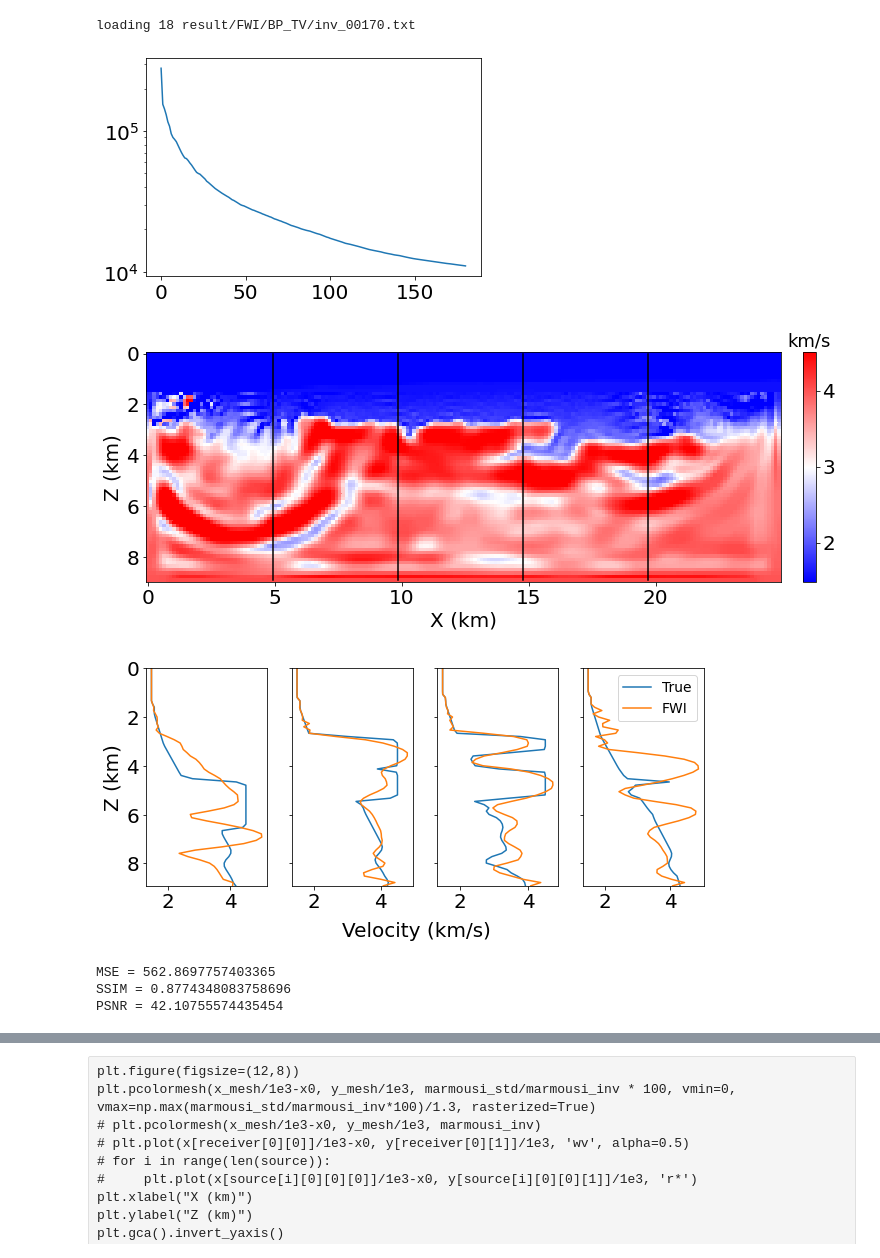
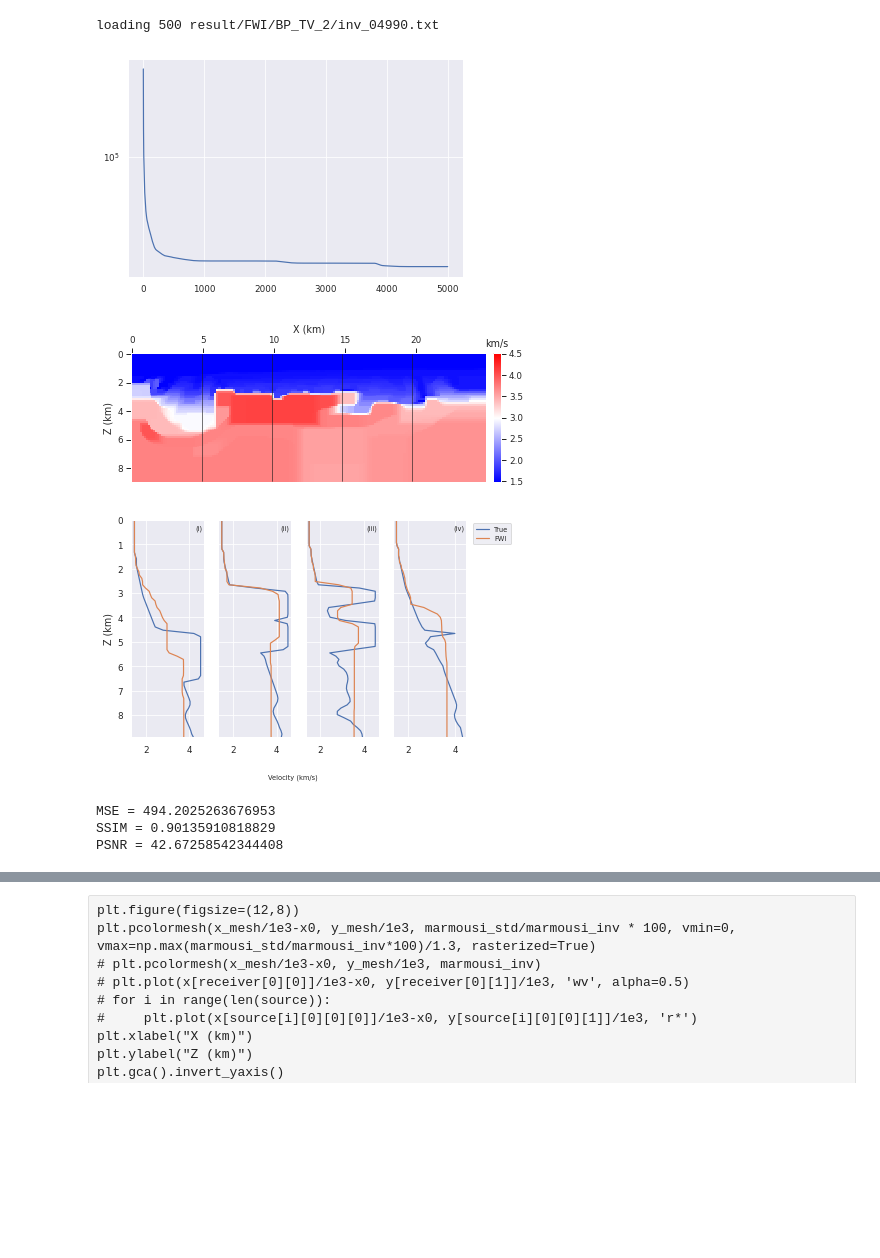
Before and after one commit to kailaix/ADSeismic.jl, a Jupyter notebook: examples/nn_fwi/PaperFigures.ipynb, the cells around one changed output, grey strips where cells are left out. Saved outputs shown, nothing was run; the diff lists cells and outputs as text; code cells hidden in the pictures; blank space fills up the shorter version.

Commit message:
clean up for NNFWI paper

```diff
--- a/examples/nn_fwi/PaperFigures.ipynb
+++ b/examples/nn_fwi/PaperFigures.ipynb
@@ -5,8 +5,11 @@ import matplotlib.pyplot as plt
 import scipy.io as sio
 from pathlib import Path
 from mpl_toolkits.axes_grid1 import make_axes_locatable
+import seaborn as sns
+sns.set_theme()
+sns.set_context("paper")
 # %%
-matplotlib.rcParams.update({'font.size': 20})
+# matplotlib.rcParams.update({'font.size': 20})
 # %%
 model_dir = Path("./models/")
 result_dir = Path("./result/")
@@ -183,7 +220,7 @@ def plot_slice(subdirs, model, names=None,  src=False, vmax=None, vmin=None, cma
 
     plt.show()
 # %%
-def plot_subdir(subdir, model_true, cmap="jet"):
+def plot_subdir(subdir, model_true, cmap="jet", std=False, model_smooth=None, vmax_std=None, vmin_std=None):
     fname = sorted(result_dir.joinpath(subdir).glob("loss*txt"))[-1]
     loss = np.loadtxt(fname, delimiter=",")
     plt.figure()
@@ -193,7 +230,12 @@ def plot_subdir(subdir, model_true, cmap="jet"):
     print(f"loading {len(loss)//10} {fname}")
     inv_result = np.loadtxt(fname)
     plot_result(inv_result, model_true, "_".join(subdir.split("/")), fig_dir, vmax=vmax, vmin=vmin, cmap=cmap)
-#     plot_slice(inv_result, model_true, "_".join(subdir.split("/")), fig_dir, vmax=vmax, vmin=vmin, cmap=cmap)
+
+    if std:
+        std = sorted(result_dir.joinpath(subdir).glob("std*txt"))[len(loss)//10-1]
+        std = np.loadtxt(std)
+        plot_std(std, inv_result, model_smooth, model_true, "_".join(subdir.split("/")), fig_dir, vmax=vmax_std, vmin=vmin_std)#, cmap=cmap)
+
     return inv_result
 # %%
 def MSE(x, y):
@@ -268,15 +310,15 @@ MSE = 622.4831849393125
 SSIM = 0.8662328316207655
 PSNR = 41.670358791498714
 # %%
-subdir = "FWI/BP_TV"
+subdir = "FWI/BP_TV_2"
 model_inv = plot_subdir(subdir, model_true_BP, cmap="bwr")
 metrics(model_true_BP["vp"].T, model_inv)
 # %% [output]
-loading 18 result/FWI/BP_TV/inv_00170.txt
+loading 500 result/FWI/BP_TV_2/inv_04990.txt
-[figure, old version]
+[figure, new version]
-[figure, old version]
+[figure, new version]
-[figure, old version]
+[figure, new version]
-MSE = 562.8697757403365
-SSIM = 0.8774348083758696
-PSNR = 42.10755574435454
+MSE = 494.2025263676953
+SSIM = 0.90135910818829
+PSNR = 42.67258542344408
 # %%
```
Also changed, not shown: parts of 52 cells of this notebook, 15 other files.
